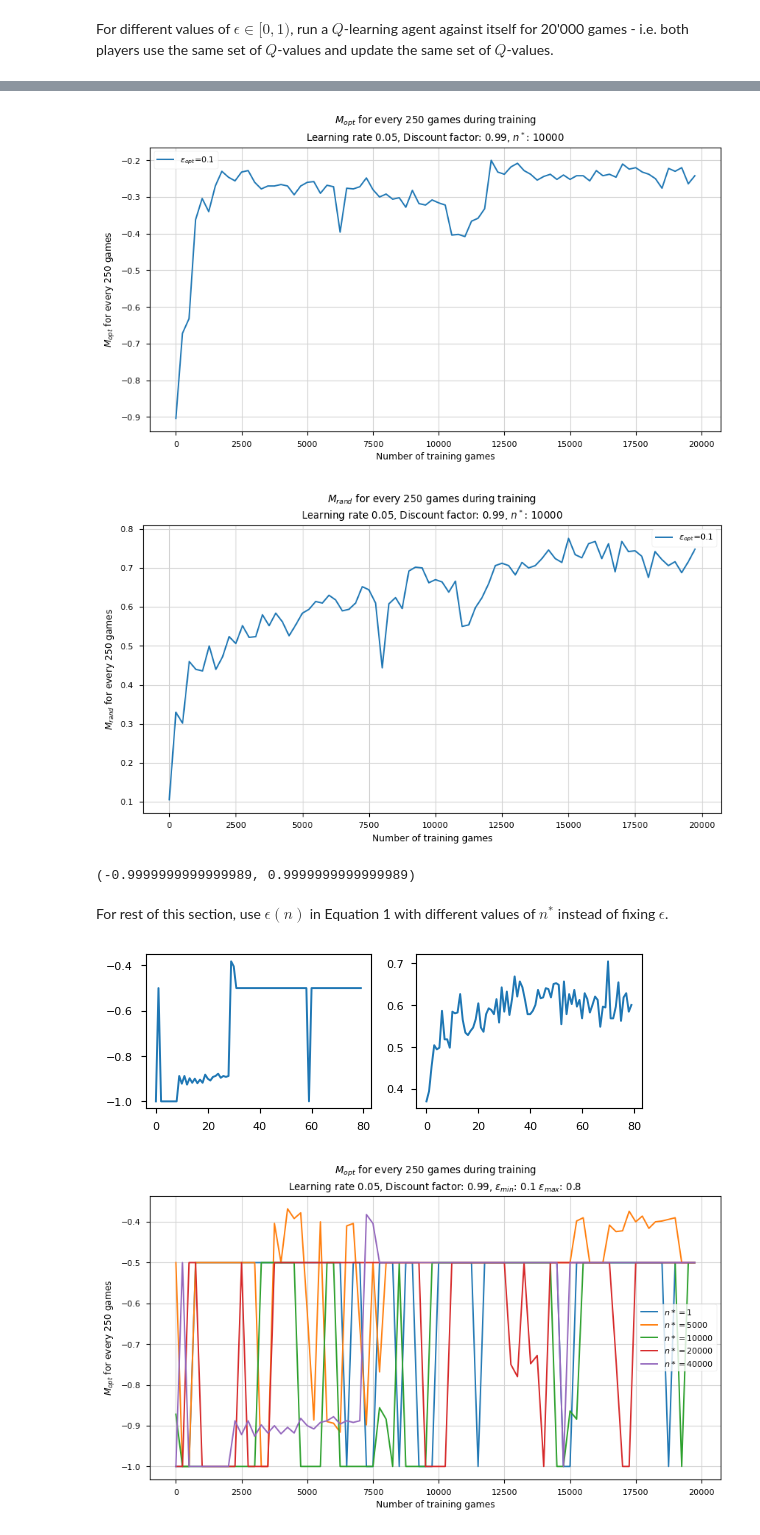
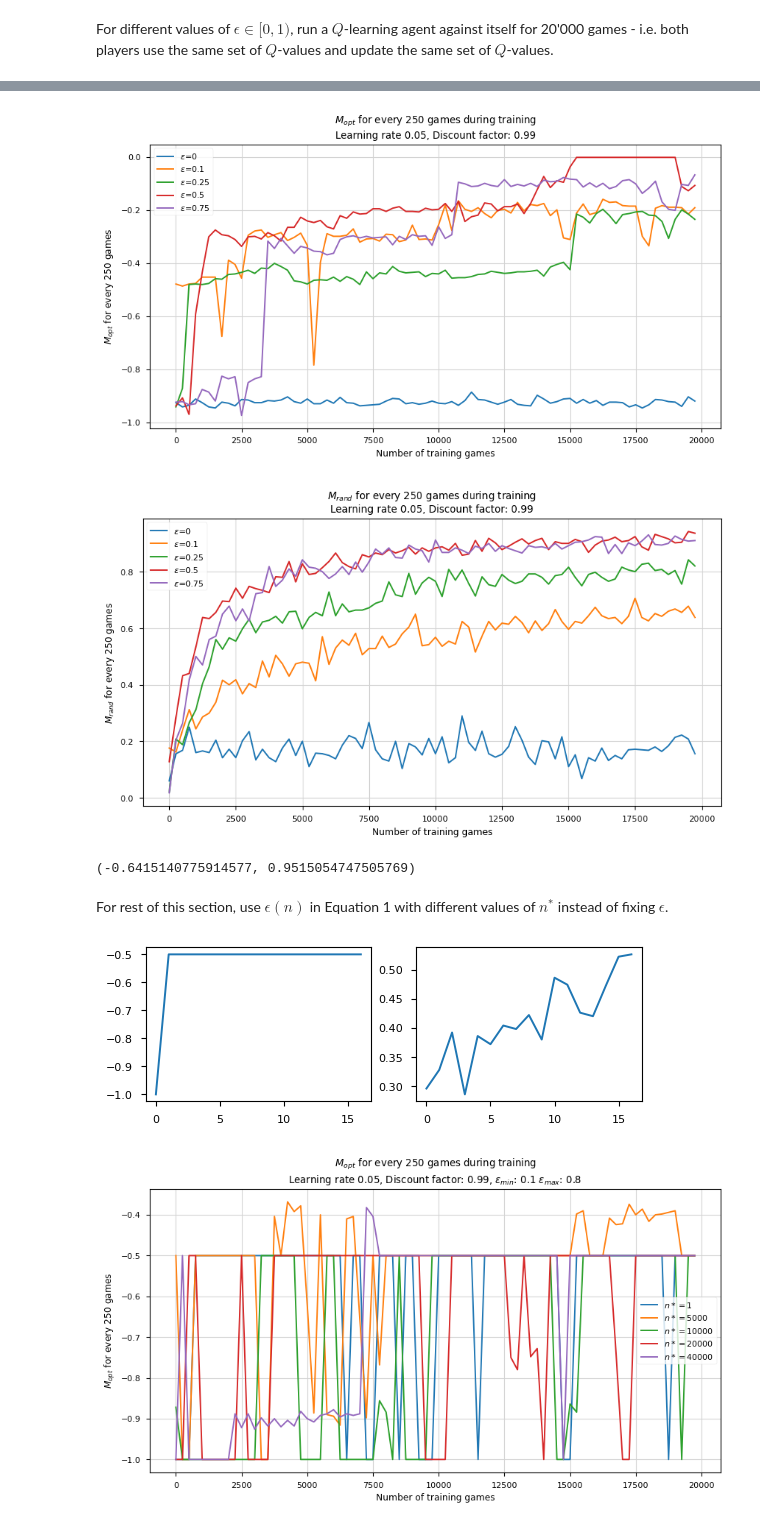
Before and after one commit to albertaillet/Miniproject1, a Jupyter notebook: Q-learning.ipynb, the cells around one changed output, grey strips where cells are left out. Cells and saved outputs as stored; diff of their text form; code cells hidden in the pictures.

Commit message:
Added new plot for Q7

```diff
--- a/Q-learning.ipynb
+++ b/Q-learning.ipynb
@@ -113,10 +113,10 @@ class QTable(dict):
         return ret
 
     def __check_key(self, key):
-        if not isinstance(key, np.ndarray):
+        if not isinstance(key, np.ndarray) and not isinstance(key, tuple):
             raise(TypeError("QTable only accepts np.ndarray of as keys"))
-        if key.shape != (3, 3):
-            raise(ValueError("QTable only accepts np.ndarray of shape (3, 3)"))
+        if isinstance(key, np.ndarray) and (key.size != 9):
+            raise(ValueError(f"QTable only accepts np.ndarray of size 9, your size {key.size}"))
     def __to_array(self, key):
         if isinstance(key, tuple):
             key = np.array(key).reshape(3, 3)
@@ -491,7 +491,7 @@ m_rand_against_itself = {}
 n_star = 10000
 num_games = 20000
 
-for epsilon in (0.1,):
+for epsilon in (0.75,):
     m_opt_list = []
     m_rand_list = []
     policy = EpsilonGreedy(epsilon=epsilon)
@@ -554,31 +552,31 @@ plt.style.use('seaborn-paper')
 
 plt.figure(figsize=(10, 5))
 for e, m_opt_list in sorted(m_opt_against_itself.items()):
-    plt.plot(np.arange(0, num_trained_games, 250), m_opt_list, "-", label="$\epsilon_{opt}$"+f"={e}")
-plt.title("$M_{opt}$" + f" for every 250 games during training\nLearning rate {alpha:.2f}, Discount factor: {gamma:.2f}, $n^*$: {n_star}")
+    plt.plot(np.arange(0, num_trained_games, 250), m_opt_list, "-", label="$\epsilon$"+f"={e}")
+plt.title("$M_{opt}$" + f" for every 250 games during training\nLearning rate {alpha:.2f}, Discount factor: {gamma:.2f}")
 plt.ylabel("$M_{opt}$ for every 250 games")
 plt.xlabel("Number of training games")
 plt.legend()
 plt.grid(color="lightgrey")
 plt.show()
 # %% [output]
-[figure, old version]
+[figure, new version]
 # %%
 plt.rcParams.update(plt.rcParamsDefault)
 plt.style.use('seaborn-paper')
 
 plt.figure(figsize=(10, 5))
 for e, m_rand_list in sorted(m_rand_against_itself.items()):
-    plt.plot(np.arange(0, num_trained_games, 250), m_rand_list, "-", label="$\epsilon_{opt}$"+f"={e}")
-plt.title("$M_{rand}$" + f" for every 250 games during training\nLearning rate {alpha:.2f}, Discount factor: {gamma:.2f}, $n^*$: {n_star}")
+    plt.plot(np.arange(0, num_trained_games, 250), m_rand_list, "-", label="$\epsilon$"+f"={e}")
+plt.title("$M_{rand}$" + f" for every 250 games during training\nLearning rate {alpha:.2f}, Discount factor: {gamma:.2f}")
 plt.ylabel("$M_{rand}$ for every 250 games")
 plt.xlabel("Number of training games")
 plt.legend()
 plt.grid(color="lightgrey")
 plt.show()
 # %% [output]
-[figure, old version]
+[figure, new version]
 # %%
 min(min(v.values()) for v in Q_table.values()), max(max(v.values()) for v in Q_table.values())
 # %% [output]
-(-0.9999999999999989, 0.9999999999999989)
+(-0.6415140775914577, 0.9515054747505769)
@@ -649,33 +622,34 @@ for n_star in (1, 5000, 10000, 20000, 40000):
             state2, end, _ = env.step(move2)
             reward = env.reward(player = next_player)
 
             Q_table[state0][move1] += alpha * (reward + gamma * max(Q_table[state2].values()) - Q_table[state0][move1])
 
-            state0 = state1
-            state1 = state2
+            state0 = state1.copy()
+            state1 = state2.copy()
             move1 = move2
 
         reward = env.reward(player = current_player)
         Q_table[state0][move1] += alpha * (reward - Q_table[state0][move1])
 
 
         rewards_players1.append(env.reward(player = 'X'))
         if len(rewards_players1) >= 250:
             policy.set_epsilon(0)
             m_opt_list.append(M_opt(policy))
             m_rand_list.append(M_rand(policy))
             avg_rewards_players1.append(np.mean(rewards_players1))
+            policy.update_epsilon(itr)
             rewards_players1 = []
             clear_output(wait=True)
             plt.subplot(2, 2, 1)
             plt.plot(m_opt_list)
             plt.subplot(2, 2, 2)
             plt.plot(m_rand_list)
             plt.show()
         num_trained_games += 1
         env.reset()
     av_rewards_dict[n_star] = av_rewards
     m_opt_dict[n_star] = m_opt_list
     m_rand_dict[n_star] = m_rand_list
 # %% [output]
-[figure, old version]
+[figure, new version]
```
Also changed, not shown: parts of 10 cells of this notebook, 5 other files.
